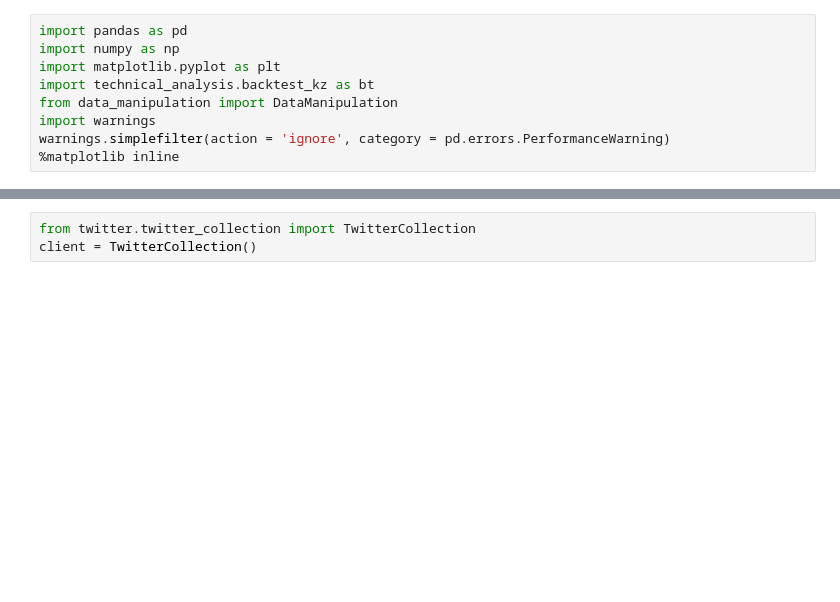
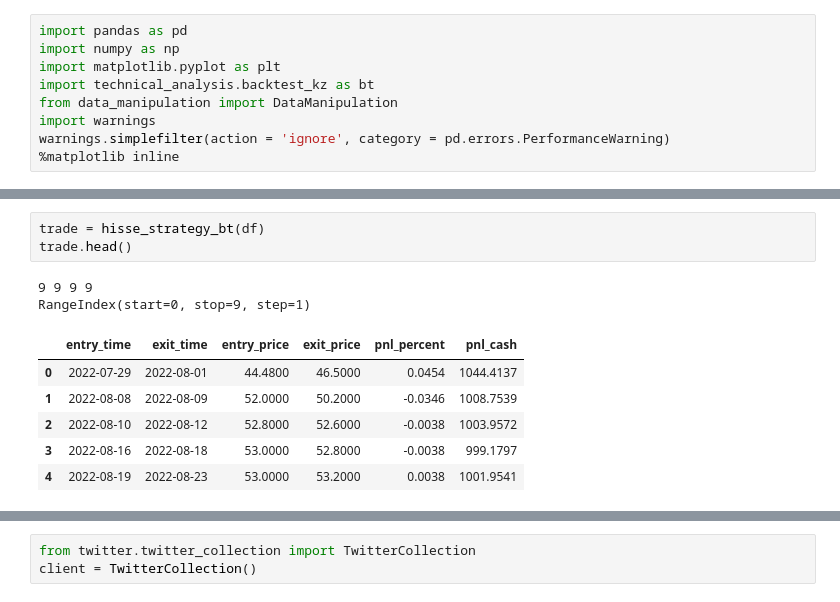
Before and after one commit to kozanakyel/KZ-Engine-Backend, a Jupyter notebook: KZ_project_setup/notebooks/detection_indicators_strategies.ipynb, the cells around one changed output, grey strips where cells are left out. Cells and saved outputs as stored; diff of their text form; blank space fills up the shorter version.

```diff
--- a/KZ_project_setup/notebooks/detection_indicators_strategies.ipynb
+++ b/KZ_project_setup/notebooks/detection_indicators_strategies.ipynb
@@ -41,0 +122,12 @@ df.head()
+# %%
+trade = hisse_strategy_bt(df)
+trade.head()
+# %% [output]
+9 9 9 9
+RangeIndex(start=0, stop=9, step=1)
+|  | entry_time | exit_time | entry_price | exit_price | pnl_percent | pnl_cash |
+| 0 | 2022-07-29 | 2022-08-01 | 44.4800 | 46.5000 | 0.0454 | 1044.4137 |
+| 1 | 2022-08-08 | 2022-08-09 | 52.0000 | 50.2000 | -0.0346 | 1008.7539 |
+| 2 | 2022-08-10 | 2022-08-12 | 52.8000 | 52.6000 | -0.0038 | 1003.9572 |
+| 3 | 2022-08-16 | 2022-08-18 | 53.0000 | 52.8000 | -0.0038 | 999.1797 |
+| 4 | 2022-08-19 | 2022-08-23 | 53.0000 | 53.2000 | 0.0038 | 1001.9541 |
```
Also changed, not shown: parts of 12 cells of this notebook, 3 other files.
